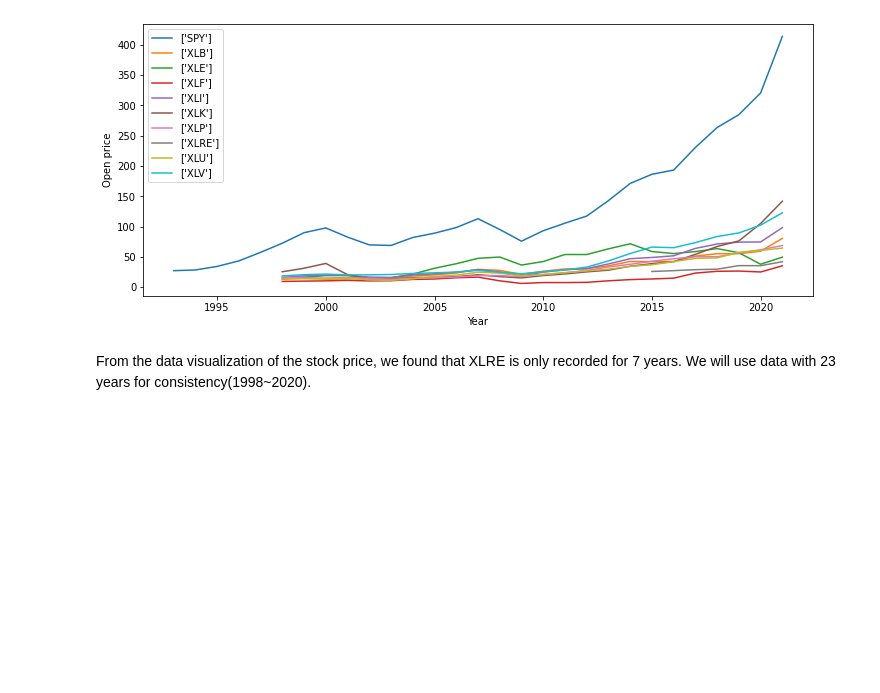
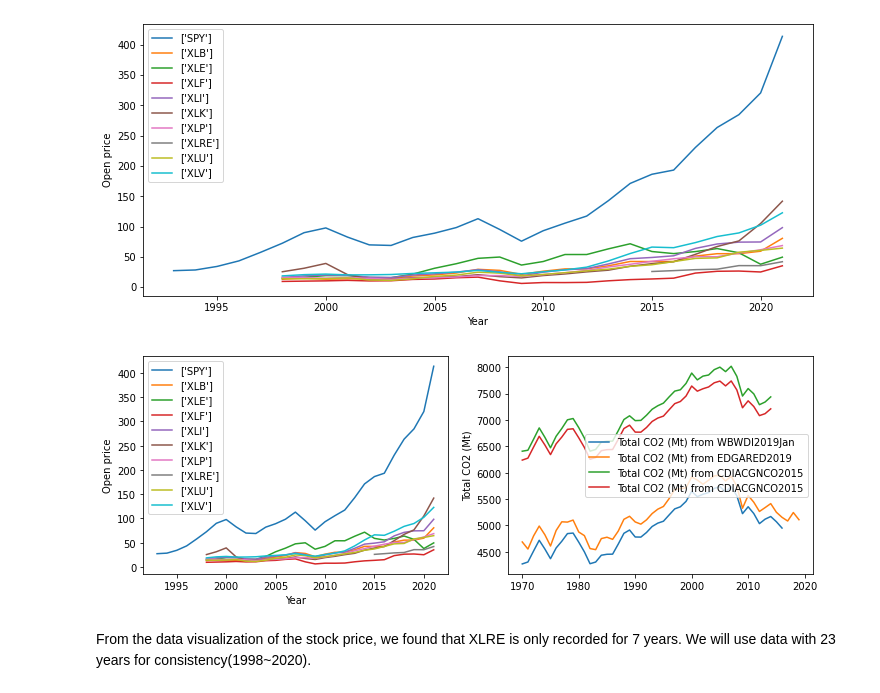
Before and after one commit to qixuan-code/2021_TAMU, a Jupyter notebook: ENVIRONMENT_DATA_ATLAS1.ipynb, the cells around one changed output. Cells and saved outputs as stored; diff of their text form; code cells hidden in the pictures; blank space fills up the shorter version.

```diff
--- a/ENVIRONMENT_DATA_ATLAS1.ipynb
+++ b/ENVIRONMENT_DATA_ATLAS1.ipynb
@@ -178,6 +178,22 @@ for df in [df_SPY,df_XLB,df_XLE,df_XLF,df_XLI,df_XLK,df_XLP,df_XLRE,df_XLU,df_XL
   plt.ylabel('Open price')
 # %% [output]
 [figure]
+# %%
+fig, (ax1, ax2) = plt.subplots(nrows=1, ncols=2, figsize=(12,4))
+for df in [df_SPY,df_XLB,df_XLE,df_XLF,df_XLI,df_XLK,df_XLP,df_XLRE,df_XLU,df_XLV]:
+  ax1.plot(df['YEAR'],df['OPEN_PRICE'],label = list(df['SYMBOL'].unique()))
+  ax1.legend()
+  ax1.set_xlabel('Year')
+  ax1.set_ylabel('Open price')
+
+for df in [df_1, df_2, df_3, df_6]:
+  ax2.plot(df['Year'], df.iloc[:,-1], label = df.columns[-1])
+  ax2.legend()
+  #plt.xlabel('Year')
+  ax2.set_ylabel('Total CO2 (Mt)')
+  #plt.savefig('Total CO2 vs Year of different dataset.pdf')
+# %% [output]
+[figure, added]
 # %% [markdown]
 From the data visualization of the stock price, we found that XLRE is only recorded for 7 years. We will use data with 23 years for consistency(1998~2020).
 # %%
```
